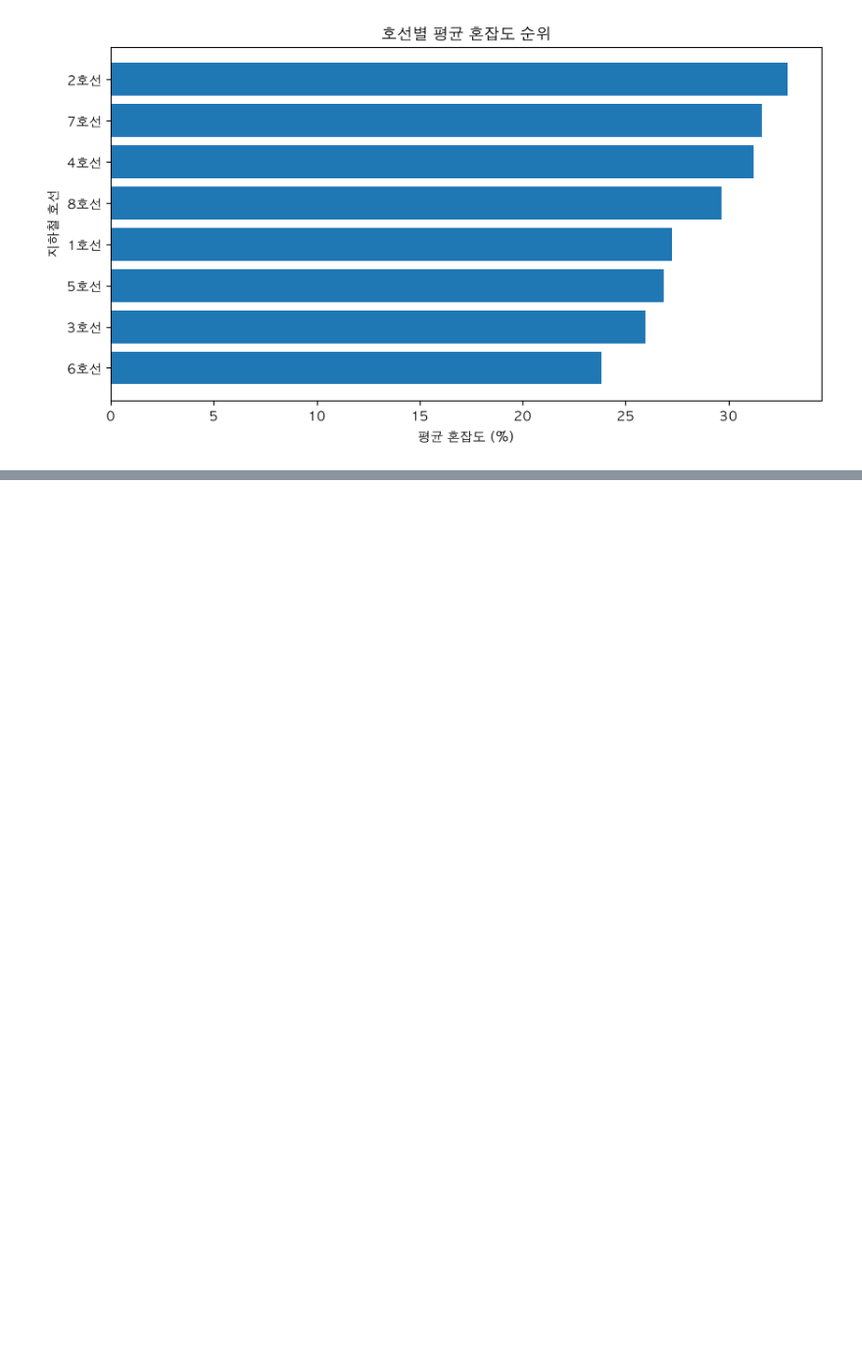
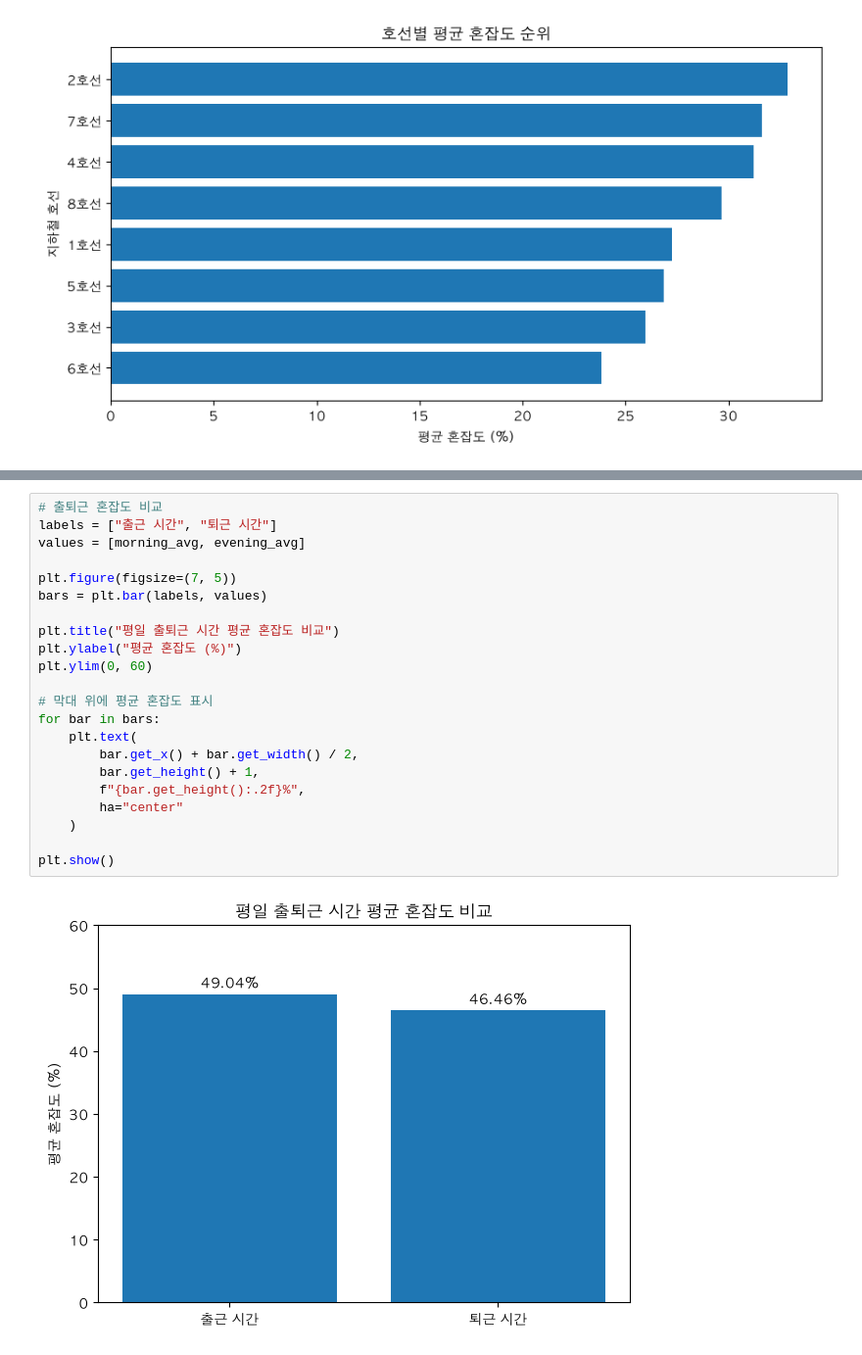
Before and after one commit to olloir/Subway_Congestion, a Jupyter notebook: Subway_Congestion.ipynb, the cells around one changed output, grey strips where cells are left out. Shown at 98% size. Cells and saved outputs as stored; diff of their text form; blank space fills up the shorter version.

```diff
--- a/Subway_Congestion.ipynb
+++ b/Subway_Congestion.ipynb
@@ -91,0 +152,24 @@ plt.show()
+# %%
+# 출퇴근 혼잡도 비교
+labels = ["출근 시간", "퇴근 시간"]
+values = [morning_avg, evening_avg]
+
+plt.figure(figsize=(7, 5))
+bars = plt.bar(labels, values)
+
+plt.title("평일 출퇴근 시간 평균 혼잡도 비교")
+plt.ylabel("평균 혼잡도 (%)")
+plt.ylim(0, 60)
+
+# 막대 위에 평균 혼잡도 표시
+for bar in bars:
+    plt.text(
+        bar.get_x() + bar.get_width() / 2,
+        bar.get_height() + 1,
+        f"{bar.get_height():.2f}%",
+        ha="center"
+    )
+
+plt.show()
+# %% [output]
+[figure, added]
```
Also changed, not shown: parts of 4 cells of this notebook.
